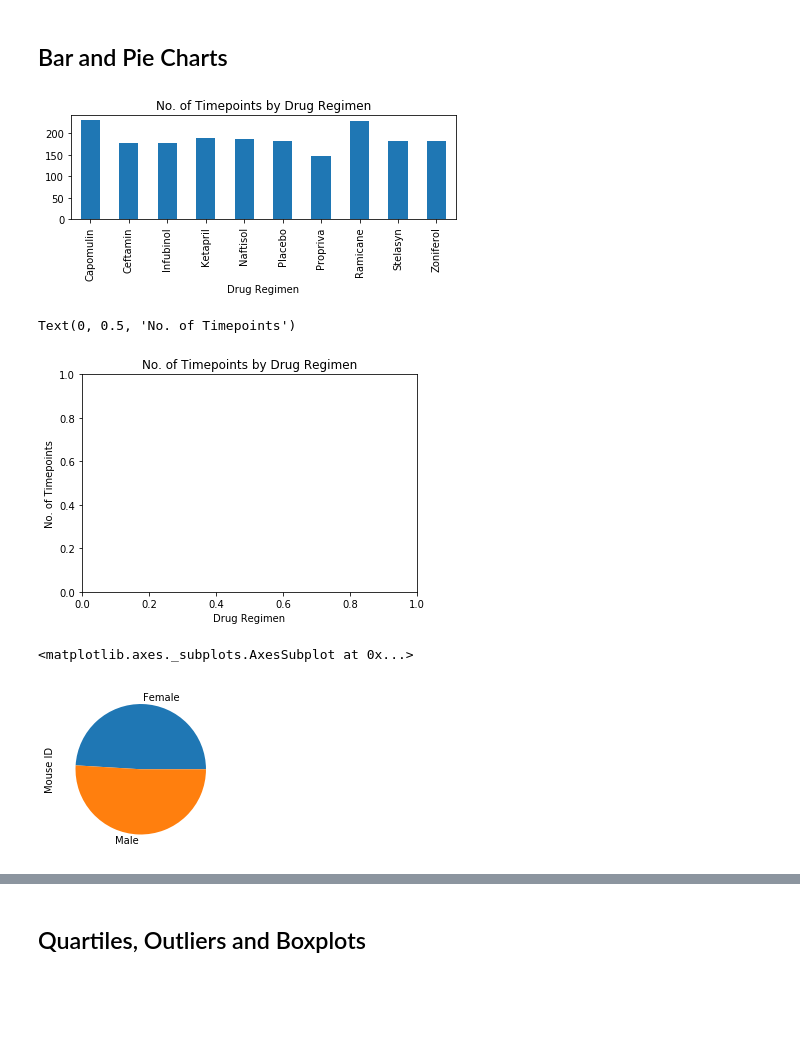
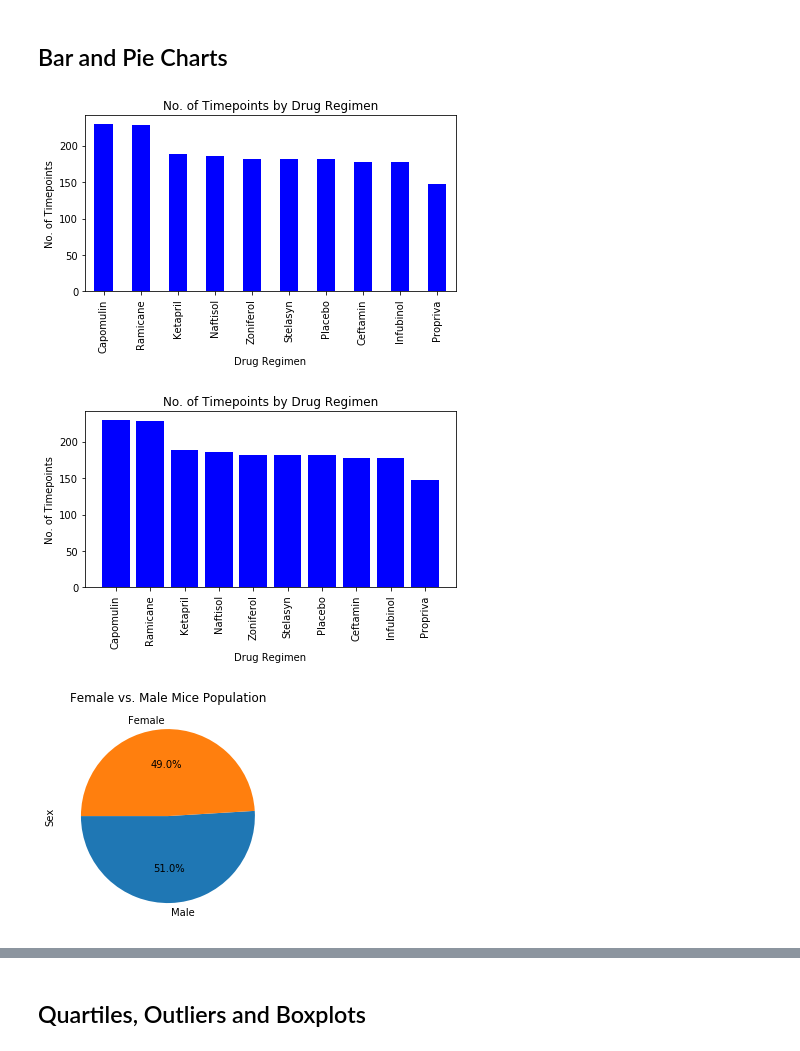
Before and after one commit to angelanarag/module_5_challenge, a Jupyter notebook: module_5_starter_code/Pymaceuticals/pymaceuticals.ipynb, the cells around one changed output, grey strips where cells are left out. Cells and saved outputs as stored; diff of their text form; code cells hidden in the pictures; blank space fills up the shorter version.

```diff
--- a/module_5_starter_code/Pymaceuticals/pymaceuticals.ipynb
+++ b/module_5_starter_code/Pymaceuticals/pymaceuticals.ipynb
@@ -86,8 +87,7 @@ dupe_rows
 # %%
 # Create a clean DataFrame by dropping the duplicate mouse by its ID.
 # Need to figure out how to use the results from the Dupe ID
-# clean_combined = combined_results.loc[combined_results["Mouse ID"] != str(dupe_ID)]
-clean_combined = combined_results.loc[combined_results["Mouse ID"] != "g989"]
+clean_combined = combined_results.loc[combined_results["Mouse ID"].isin(dupe_ID)==False]
 # %%
 # Checking the number of mice in the clean DataFrame.
 no_of_mice = clean_combined["Mouse ID"].nunique()
@@ -162,46 +162,44 @@ agg_by_drug
 ## Bar and Pie Charts
 # %%
 # Generate a bar plot showing the total number of timepoints for all mice tested for each drug regimen using Pandas.
-timepoints_by_drug = clean_combined.groupby(["Drug Regimen"]).count()["Timepoint"]
-timepoints_by_drug.plot(kind="bar", figsize=(6,3))
+timepoints_by_drug = clean_combined["Drug Regimen"].value_counts()
+timepoints_by_drug.plot(kind="bar", facecolor="blue")
 
-# Set a title for the chart
+# Set x/y labels and title
 plt.title("No. of Timepoints by Drug Regimen")
+plt.ylabel("No. of Timepoints")
+plt.xlabel("Drug Regimen")
 
 plt.tight_layout()
 plt.show()
 # %% [output]
-[figure, old version]
+[figure, new version]
 # %%
 # Generate a bar plot showing the total number of timepoints for all mice tested for each drug regimen using pyplot.
 
-# Set the x and y axis / data set
+# Set the x axis / data set
+x_axis = clean_combined["Drug Regimen"].value_counts()
 
-y_axis = timepoints_by_drug
-x_axis = np.arange(0, len("Drug Regimen"))
-tick_locations = []
-for x in x_axis:
-    tick_locations.append(x)
+#plot the bar chart
+plt.bar(x_axis.index.values, x_axis.values, facecolor="blue", alpha=1, align="center")
 
+# Set x/y labels, title, ticks
 plt.title("No. of Timepoints by Drug Regimen")
+plt.xticks(rotation=90)
 plt.xlabel("Drug Regimen")
 plt.ylabel("No. of Timepoints")
 
-#plt.xlim(-0.75, len(["Drug Regimen"])-.25)
-#plt.ylim(0, max(["Timepoints"]) + 5)
-
-#plt.bar(x_axis, y_axis, facecolor="red", alpha=0.75, align="center")
-#plt.xticks(tick_locations, x_axis)
-#plt.show()
+plt.tight_layout()
+plt.show()
 # %% [output]
-Text(0, 0.5, 'No. of Timepoints')
-[figure, old version]
+[figure, new version]
 # %%
 # Generate a pie plot showing the distribution of female versus male mice using Pandas
-sex_mice = clean_combined.groupby(["Sex"]).count()["Mouse ID"]
-sex_mice.plot(kind="pie", figsize=(6,3))
+sex_mice = clean_combined["Sex"].value_counts()
+sex_mice.plot(kind="pie", figsize=(8,4), startangle=180, autopct="%1.1f%%")
+plt.title("Female vs. Male Mice Population")
+plt.show()
 # %% [output]
-<matplotlib.axes._subplots.AxesSubplot at 0x...>
-[figure, old version]
+[figure, new version]
 # %%
 # Generate a pie plot showing the distribution of female versus male mice using pyplot
```
Also changed, not shown: parts of 14 cells of this notebook.
